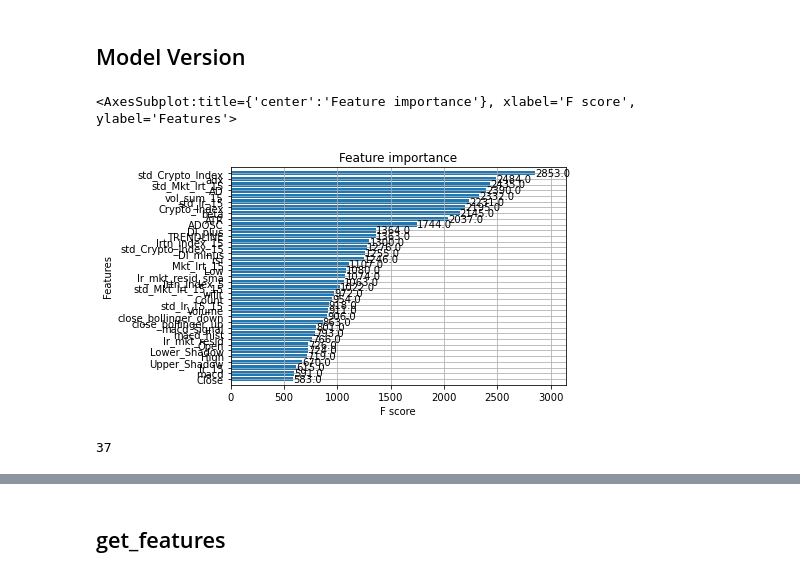
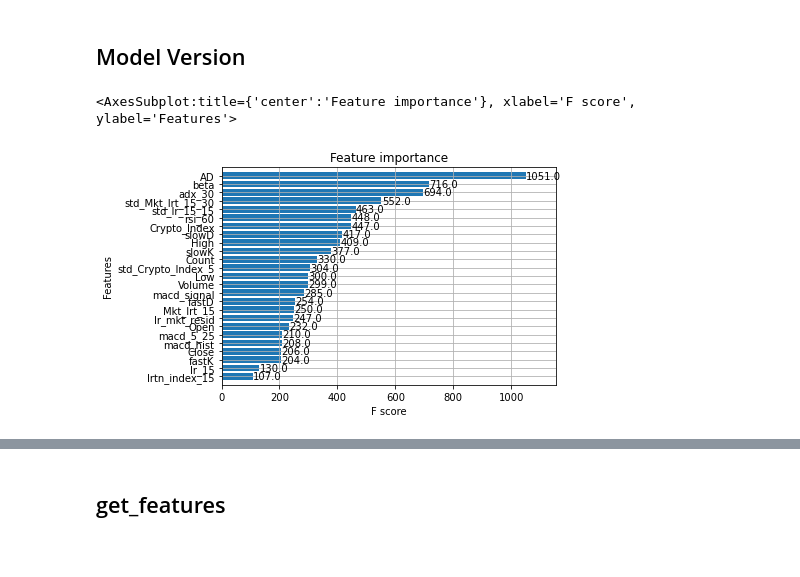
Before and after one commit to 123mitnik/Crypto_Forecasting_kaggle, a Jupyter notebook: crypto-xgb-api.ipynb, the cells around one changed output, grey strips where cells are left out. Cells and saved outputs as stored; diff of their text form; code cells hidden in the pictures.

Commit message:
model 34

```diff
--- a/crypto-xgb-api.ipynb
+++ b/crypto-xgb-api.ipynb
@@ -19,25 +19,21 @@ from script.crypto_API import *
 ASSET_DETAILS_CSV = './data/asset_details.csv'
 df_asset_details = pd.read_csv(ASSET_DETAILS_CSV).sort_values("Asset_ID")
 
-version = 29
+version = 34
 # %%
 from os.path import exists
 def model_reload_train(param_version):
     models = {}
     for asset_id, asset_name in zip(df_asset_details['Asset_ID'], df_asset_details['Asset_Name']):
         model_file = f"./trainedXGB/model_nof_{param_version}/model_{asset_id}.json"
         if exists(model_file):
             model = xgb.Booster()
             model.load_model(model_file)
             models[asset_id] = model
     return models
 
 models = model_reload_train(param_version=version)
-xgb.plot_importance(models[13],height=0.8)
+xgb.plot_importance(models[1],height=0.8)
 # %% [output]
 <AxesSubplot:title={'center':'Feature importance'}, xlabel='F score', ylabel='Features'>
-[figure, old version]
+[figure, new version]
-# %%
-len(models[0].feature_names)
-# %% [output]
-37
```
Also changed, not shown: parts of 10 cells of this notebook, 5 other files.
